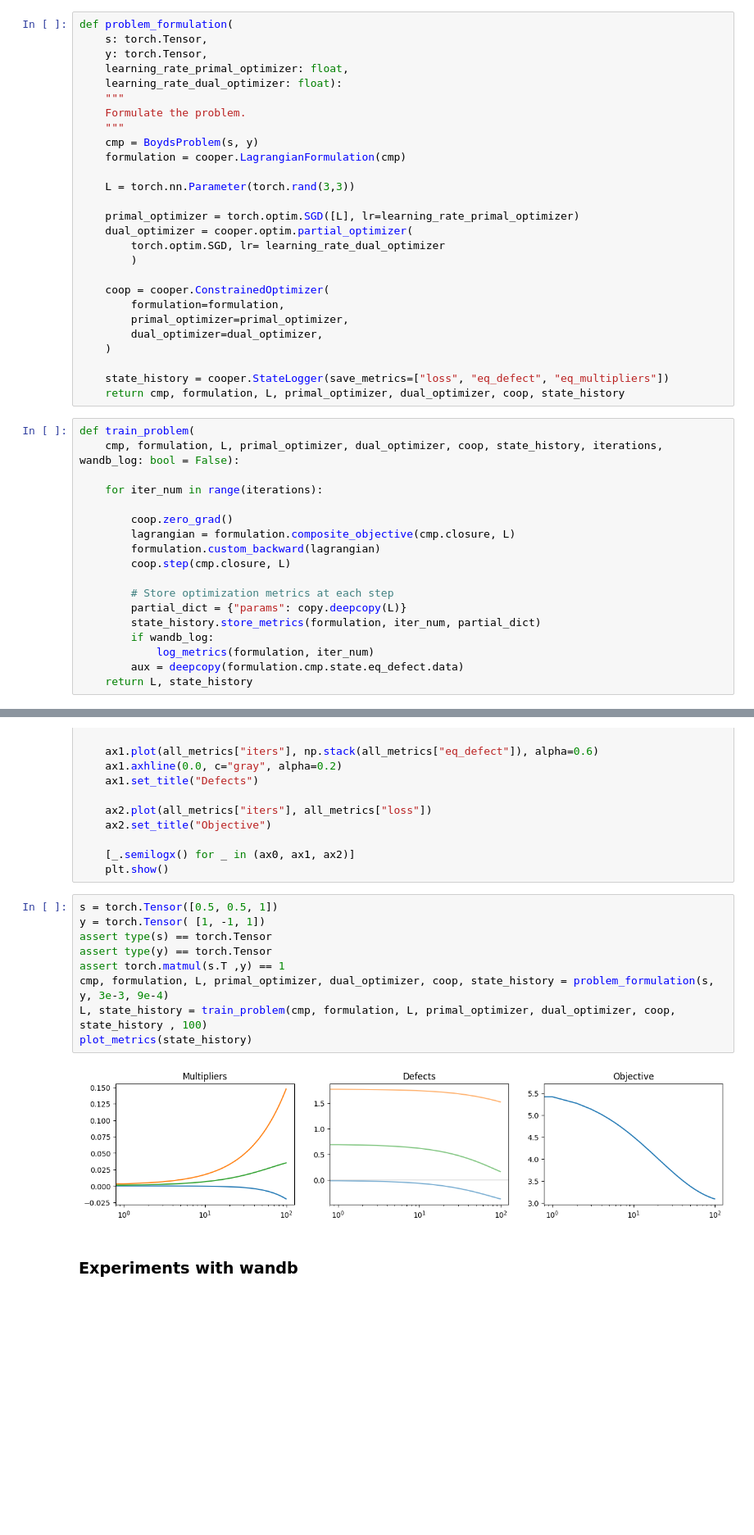
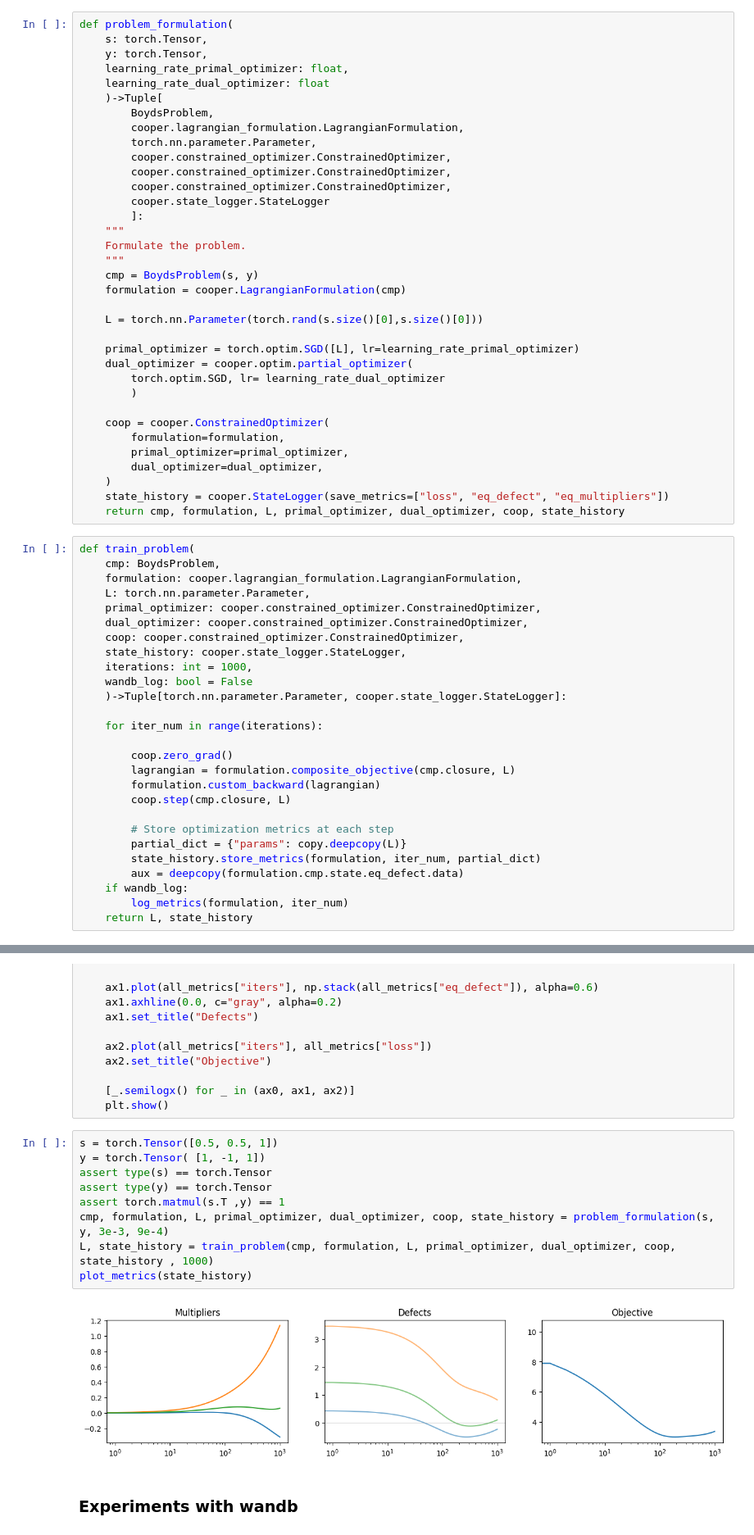
Before and after one commit to IsitaRex/cooper, a Jupyter notebook: tutorials/Boyd's exercise/example_5_30.ipynb, the cells around one changed output, grey strips where cells are left out. Shown at 82% size. Drawn from its saved outputs; the diff is of its cells as text; blank space fills up the shorter version.

```diff
--- a/tutorials/Boyd's exercise/example_5_30.ipynb
+++ b/tutorials/Boyd's exercise/example_5_30.ipynb
@@ -39,14 +40,23 @@ def problem_formulation(
     s: torch.Tensor,
     y: torch.Tensor,
     learning_rate_primal_optimizer: float,
-    learning_rate_dual_optimizer: float):
+    learning_rate_dual_optimizer: float
+    )->Tuple[
+        BoydsProblem,
+        cooper.lagrangian_formulation.LagrangianFormulation,
+        torch.nn.parameter.Parameter,
+        cooper.constrained_optimizer.ConstrainedOptimizer,
+        cooper.constrained_optimizer.ConstrainedOptimizer,
+        cooper.constrained_optimizer.ConstrainedOptimizer,
+        cooper.state_logger.StateLogger
+        ]:
     """
     Formulate the problem.
     """
     cmp = BoydsProblem(s, y)
     formulation = cooper.LagrangianFormulation(cmp)
 
-    L = torch.nn.Parameter(torch.rand(3,3))
+    L = torch.nn.Parameter(torch.rand(s.size()[0],s.size()[0]))
 
     primal_optimizer = torch.optim.SGD([L], lr=learning_rate_primal_optimizer)
     dual_optimizer = cooper.optim.partial_optimizer(
@@ -58,12 +68,20 @@ def problem_formulation(
         primal_optimizer=primal_optimizer,
         dual_optimizer=dual_optimizer,
     )
-
     state_history = cooper.StateLogger(save_metrics=["loss", "eq_defect", "eq_multipliers"])
     return cmp, formulation, L, primal_optimizer, dual_optimizer, coop, state_history
 # %%
 def train_problem(
-    cmp, formulation, L, primal_optimizer, dual_optimizer, coop, state_history, iterations, wandb_log: bool = False):
+    cmp: BoydsProblem,
+    formulation: cooper.lagrangian_formulation.LagrangianFormulation,
+    L: torch.nn.parameter.Parameter,
+    primal_optimizer: cooper.constrained_optimizer.ConstrainedOptimizer,
+    dual_optimizer: cooper.constrained_optimizer.ConstrainedOptimizer,
+    coop: cooper.constrained_optimizer.ConstrainedOptimizer,
+    state_history: cooper.state_logger.StateLogger,
+    iterations: int = 1000,
+    wandb_log: bool = False
+    )->Tuple[torch.nn.parameter.Parameter, cooper.state_logger.StateLogger]:
 
     for iter_num in range(iterations):
 
@@ -75,9 +93,9 @@ def train_problem(
         # Store optimization metrics at each step
         partial_dict = {"params": copy.deepcopy(L)}
         state_history.store_metrics(formulation, iter_num, partial_dict)
-        if wandb_log:
-            log_metrics(formulation, iter_num)
         aux = deepcopy(formulation.cmp.state.eq_defect.data)
+    if wandb_log:
+        log_metrics(formulation, iter_num)
     return L, state_history
 # %%
 def plot_metrics(state_history):
@@ -99,14 +117,14 @@ def plot_metrics(state_history):
 # %%
 s = torch.Tensor([0.5, 0.5, 1])
 y = torch.Tensor( [1, -1, 1])
 assert type(s) == torch.Tensor
 assert type(y) == torch.Tensor
 assert torch.matmul(s.T ,y) == 1
 cmp, formulation, L, primal_optimizer, dual_optimizer, coop, state_history = problem_formulation(s, y, 3e-3, 9e-4)
-L, state_history = train_problem(cmp, formulation, L, primal_optimizer, dual_optimizer, coop, state_history , 100)
+L, state_history = train_problem(cmp, formulation, L, primal_optimizer, dual_optimizer, coop, state_history , 1000)
 plot_metrics(state_history)
 # %% [output]
-[figure, old version]
+[figure, new version]
 # %% [markdown]
 ### Experiments with wandb
 # %%
```
Also changed, not shown: parts of 5 cells of this notebook, 1 other file.
